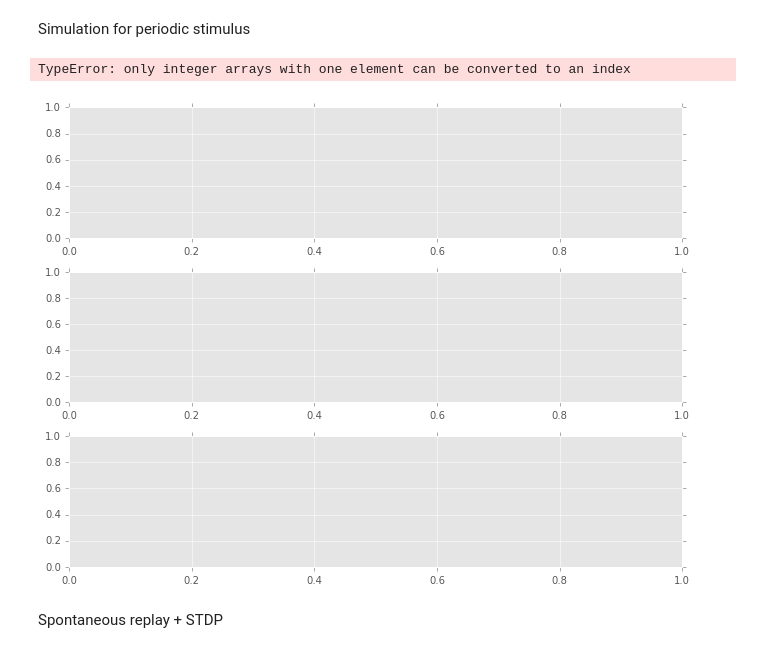
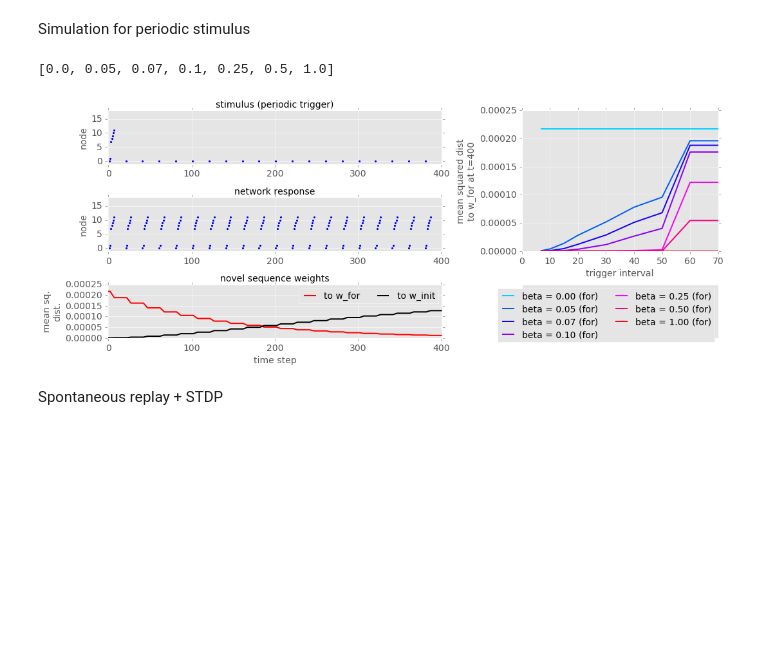
Before and after one commit to rkp8000/nothing_but_reruns, a Jupyter notebook: _paper_draft.ipynb, the cells around one changed output. Saved outputs shown, nothing was run; the diff lists cells and outputs as text; code cells hidden in the pictures; blank space fills up the shorter version.

```diff
--- a/_paper_draft.ipynb
+++ b/_paper_draft.ipynb
@@ -226,36 +250,36 @@ replay_plus_stdp_periodic_stim(
     T_X=50, G_X=1.3, W_0=0.5, W_1=1.1,
     SEQS_STRONG=[
         # seq 1 forward
         [(0, -6), (-1, -5), (-2, -4), (-3, -3), (-3, -1), (-3, 1), (-3, 3)],
         # seq 1 reverse
         [(-3, 3), (-3, 1), (-3, -1), (-3, -3), (-2, -4), (-1, -5), (0, -6)],
         # seq 2 forward
         [(0, -6), (0, -4), (0, -2), (0, 0), (0, 2), (0, 4), (0, 6)],
         # seq 2 reverse
         [(0, 6), (0, 4), (0, 2), (0, 0), (0, -2), (0, -4), (0, -6)],
         # seq 3 forward
         [(0, -6), (1, -5), (2, -4), (3, -3), (3, -1), (3, 1), (3, 3)],
         # seq 3 reverse
         [(3, 3), (3, 1), (3, -1), (3, -3), (2, -4), (1, -5), (0, -6)],
     ],
     SEQ_NOVEL=[(0, -6), (-1, -5), (-1, -3), (-1, -1), (-1, 1), (-1, 3), (-1, 5)],
     DRIVE_AMP=10, DURATION=400,
     LABEL='periodic trigger',
     SEED=0,
     NOISE_STD=0,
     TRIGGER_INTERVAL=20,
     TRIGGER_SEQ=[(0, -6)],
     INTERRUPTION_TIME=None,
     INTERRUPTION_SEQ=[(0, -6), (-1, -5), (-2, -4), (-3, -3), (-3, -1), (-3, 1), (-3, 3)],
     NODE_ORDER=[
         (0, -6), (-1, -5), (-2, -4), (-3, -3), (-3, -1), (-3, 1),
         (-3, 3), (-1, -3), (-1, -1), (-1, 1), (-1, 3), (-1, 5),
     ],
     GROUP='periodic_stim',
-    G_XS_STATS=[1.3]);
+    G_XS_STATS=[1.3]).savefig('figure_bases/stdp_periodic.pdf', dpi=300);
 # %% [output]
-TypeError: only integer arrays with one element can be converted to an index
+[0.0, 0.05, 0.07, 0.1, 0.25, 0.5, 1.0]
-[figure, old version]
+[figure, new version]
 # %% [markdown]
 Spontaneous replay + STDP
 # %%
```
Also changed, not shown: parts of 9 cells of this notebook, 1 other file.
